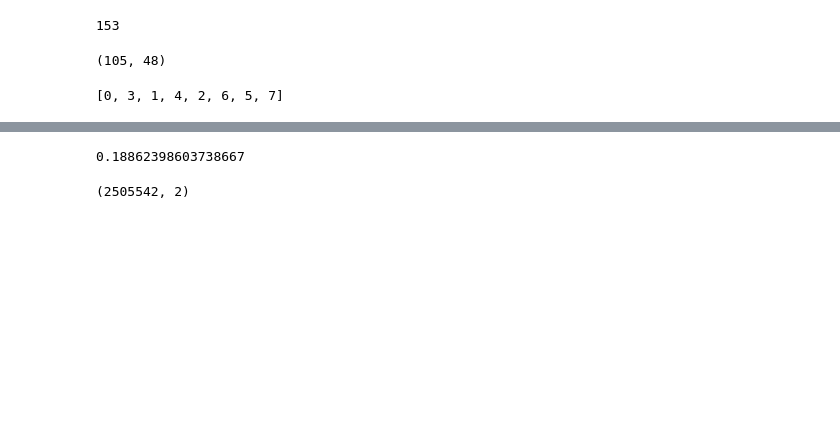
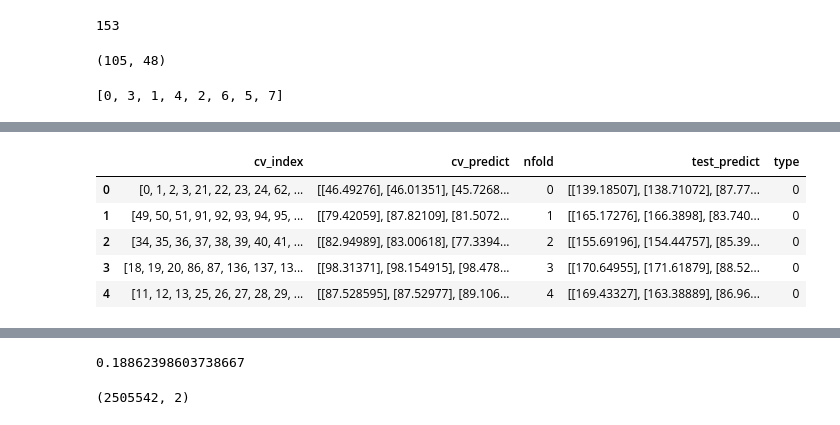
Before and after one commit to arhow/MolecularProperties, a Jupyter notebook: molecularproperties/MLP/deep-learning-fork-and-tweaks-lb-1-674.ipynb, the cells around one changed output, grey strips where cells are left out. Cells and saved outputs as stored; diff of their text form; code cells hidden in the pictures; blank space fills up the shorter version.

```diff
--- a/molecularproperties/MLP/deep-learning-fork-and-tweaks-lb-1-674.ipynb
+++ b/molecularproperties/MLP/deep-learning-fork-and-tweaks-lb-1-674.ipynb
@@ -298,0 +309,9 @@ Epoch 00287: early stopping
+# %%
+df_his.head()
+# %% [output]
+|  | cv_index | cv_predict | nfold | test_predict | type |
+| 0 | [0, 1, 2, 3, 21, 22, 23, 24, 62, ... | [[46.49276], [46.01351], [45.7268... | 0 | [[139.18507], [138.71072], [87.77... | 0 |
+| 1 | [49, 50, 51, 91, 92, 93, 94, 95, ... | [[79.42059], [87.82109], [81.5072... | 1 | [[165.17276], [166.3898], [83.740... | 0 |
+| 2 | [34, 35, 36, 37, 38, 39, 40, 41, ... | [[82.94989], [83.00618], [77.3394... | 2 | [[155.69196], [154.44757], [85.39... | 0 |
+| 3 | [18, 19, 20, 86, 87, 136, 137, 13... | [[98.31371], [98.154915], [98.478... | 3 | [[170.64955], [171.61879], [88.52... | 0 |
+| 4 | [11, 12, 13, 25, 26, 27, 28, 29, ... | [[87.528595], [87.52977], [89.106... | 4 | [[169.43327], [163.38889], [86.96... | 0 |
```
Also changed, not shown: parts of 7 cells of this notebook, 20 other files.
